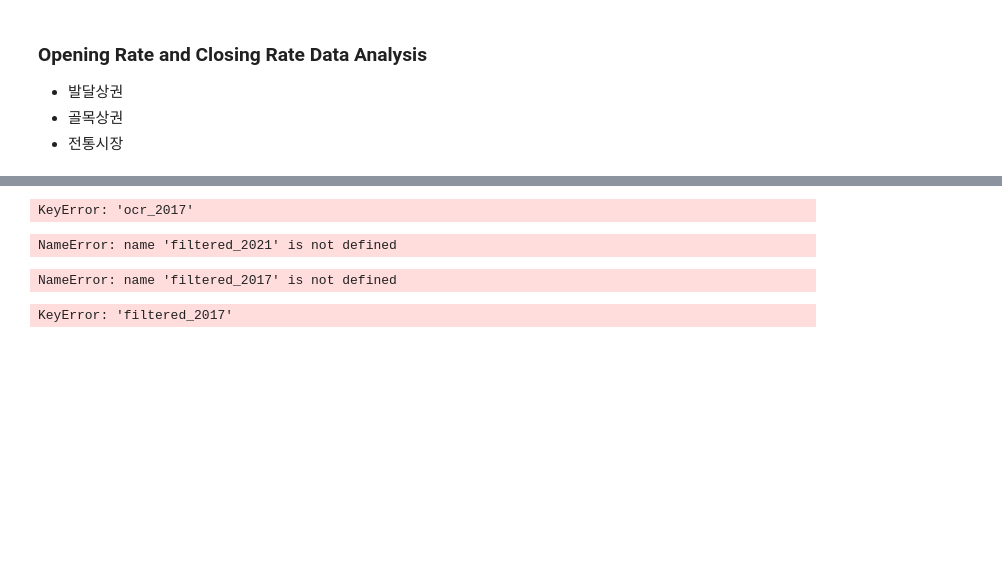
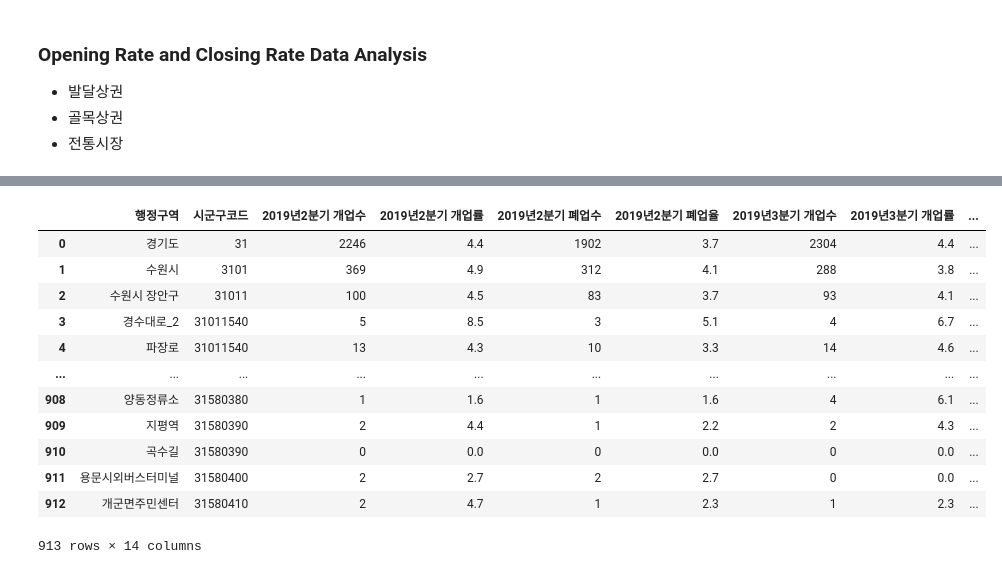
Before and after one commit to gisyun/Goyang_TradeAreaAnalysis, a Jupyter notebook: OCRateAnalysis.ipynb, the cells around one changed output, grey strips where cells are left out. Cells and saved outputs as stored; diff of their text form; code cells hidden in the pictures; blank space fills up the shorter version.

```diff
--- a/OCRateAnalysis.ipynb
+++ b/OCRateAnalysis.ipynb
@@ -49,30 +224,35 @@ FileNotFoundError: [Errno 2] No such file or directory: '상권분석/상권별/
 # %%
-# filter opening rate and closing rate with Q2 columns only
+for year in range(2017, 2026):
+    globals()[f"ocr_{year}"] = dfs[f"ocr_{year}"]
 
 for year in range(2017, 2026):
     df = globals()[f"ocr_{year}"]
 
     start_idx = df[df["행정구역"] == "고양시"].index[0]
     end_idx = df[df["행정구역"] == "과천시"].index[0]
 
     # Exclude '과천시' row
     filtered = df.iloc[start_idx:end_idx]
 
     # Store result in new variable like filtered_2017
     globals()[f"filtered_{year}"] = filtered
 
-
-filtered_2021
+ocr_2019
 # %% [output]
+|  | 행정구역 | 시군구코드 | 2019년2분기 개업수 | 2019년2분기 개업률 | 2019년2분기 폐업수 | 2019년2분기 폐업율 | 2019년3분기 개업수 | 2019년3분기 개업률 | ... |
+| 0 | 경기도 | 31 | 2246 | 4.4 | 1902 | 3.7 | 2304 | 4.4 | ... |
+| 1 | 수원시 | 3101 | 369 | 4.9 | 312 | 4.1 | 288 | 3.8 | ... |
+| 2 | 수원시 장안구 | 31011 | 100 | 4.5 | 83 | 3.7 | 93 | 4.1 | ... |
+| 3 | 경수대로_2 | 31011540 | 5 | 8.5 | 3 | 5.1 | 4 | 6.7 | ... |
+| 4 | 파장로 | 31011540 | 13 | 4.3 | 10 | 3.3 | 14 | 4.6 | ... |
+| ... | ... | ... | ... | ... | ... | ... | ... | ... | ... |
+| 908 | 양동정류소 | 31580380 | 1 | 1.6 | 1 | 1.6 | 4 | 6.1 | ... |
+| 909 | 지평역 | 31580390 | 2 | 4.4 | 1 | 2.2 | 2 | 4.3 | ... |
+| 910 | 곡수길 | 31580390 | 0 | 0.0 | 0 | 0.0 | 0 | 0.0 | ... |
+| 911 | 용문시외버스터미널 | 31580400 | 2 | 2.7 | 2 | 2.7 | 0 | 0.0 | ... |
+| 912 | 개군면주민센터 | 31580410 | 2 | 4.7 | 1 | 2.3 | 1 | 2.3 | ... |
-KeyError: 'ocr_2017'
+913 rows × 14 columns
-# %%
-filtered_2021.info()
-# %% [output]
-NameError: name 'filtered_2021' is not defined
 # %%
-
-# select only relevant columns for each year (opening and closing rates for each year's Q2)
-
 filtered_2017 = filtered_2017[["행정구역", "시군구코드", "2017년2분기 개업수", "2017년2분기 개업률", "2017년2분기 폐업수", "2017년2분기 폐업율"]]
 filtered_2018 = filtered_2018[["행정구역", "시군구코드", "2018년2분기 개업수", "2018년2분기 개업률", "2018년2분기 폐업수", "2018년2분기 폐업율"]]
 filtered_2019 = filtered_2019[["행정구역", "시군구코드", "2019년2분기 개업수", "2019년2분기 개업률", "2019년2분기 폐업수", "2019년2분기 폐업율"]]
@@ -82,20 +262,9 @@ filtered_2022 = filtered_2022[["행정구역", "시군구코드", "2022년2분
 filtered_2023 = filtered_2023[["행정구역", "시군구코드", "2023년2분기 개업수", "2023년2분기 개업률", "2023년2분기 폐업수", "2023년2분기 폐업율"]]
 filtered_2024 = filtered_2024[["행정구역", "시군구코드", "2024년2분기 개업수", "2024년2분기 개업률", "2024년2분기 폐업수", "2024년2분기 폐업율"]]
 filtered_2025 = filtered_2025[["행정구역", "시군구코드", "2025년2분기 개업수", "2025년2분기 개업률", "2025년2분기 폐업수", "2025년2분기 폐업율"]]
-
-filtered_2025
-# %% [output]
-NameError: name 'filtered_2017' is not defined
 # %%
-# opening and closing rate analysis for 고양시 (2017-2025)
-
 target_city = "고양시"
 
 for year in range(2017, 2026):
     df = globals()[f"filtered_{year}"]              # existing DF per year
     globals()[f"goyang_ocr_{year}"] = df[df["행정구역"] == target_city]
-
-print(goyang_ocr_2018)
-print(goyang_ocr_2022)
-# %% [output]
-KeyError: 'filtered_2017'
```
Also changed, not shown: parts of 7 cells of this notebook, 1 other file.
